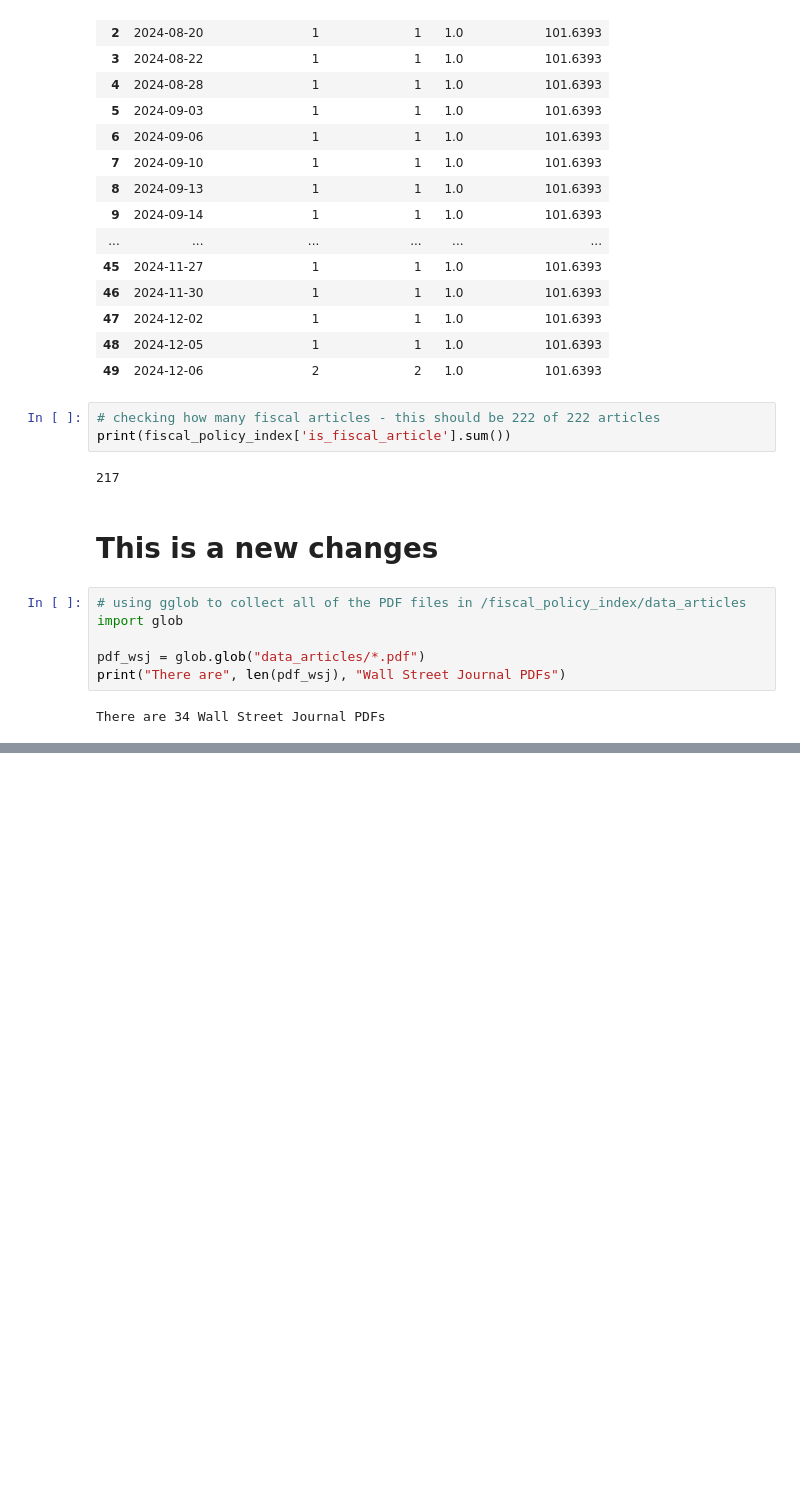
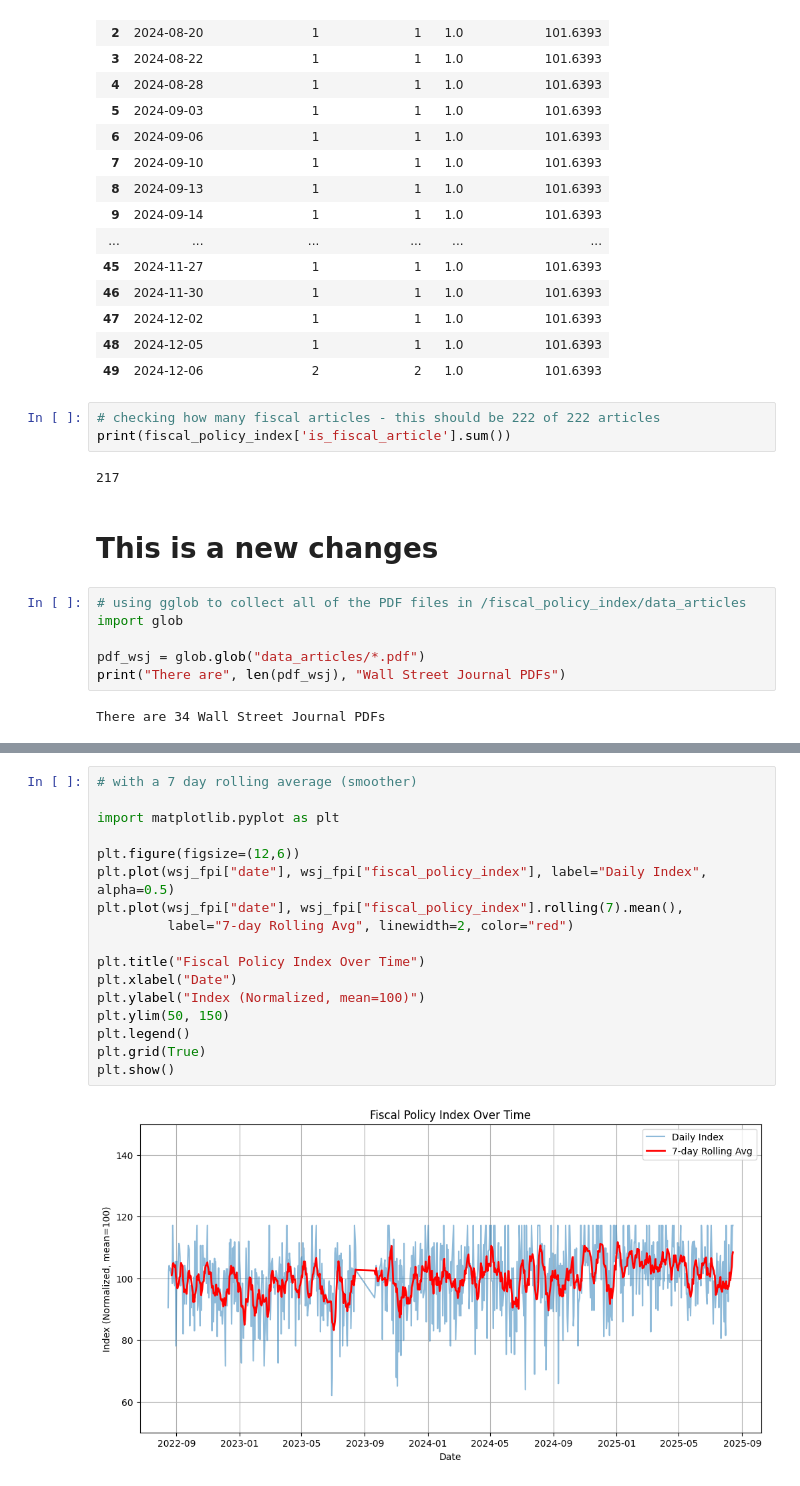
Before and after one commit to UWA-DS-11/capstone-project-11, a Jupyter notebook: fiscal_policy_index/pdf_extraction.ipynb, the cells around one changed output, grey strips where cells are left out. Drawn from its saved outputs; the diff is of its cells as text; blank space fills up the shorter version.

```diff
--- a/fiscal_policy_index/pdf_extraction.ipynb
+++ b/fiscal_policy_index/pdf_extraction.ipynb
@@ -564,0 +688,19 @@ IndexError: string index out of range
+# %%
+# with a 7 day rolling average (smoother)
+
+import matplotlib.pyplot as plt
+
+plt.figure(figsize=(12,6))
+plt.plot(wsj_fpi["date"], wsj_fpi["fiscal_policy_index"], label="Daily Index", alpha=0.5)
+plt.plot(wsj_fpi["date"], wsj_fpi["fiscal_policy_index"].rolling(7).mean(),
+         label="7-day Rolling Avg", linewidth=2, color="red")
+
+plt.title("Fiscal Policy Index Over Time")
+plt.xlabel("Date")
+plt.ylabel("Index (Normalized, mean=100)")
+plt.ylim(50, 150)
+plt.legend()
+plt.grid(True)
+plt.show()
+# %% [output]
+[figure, added]
```
Also changed, not shown: parts of 27 cells of this notebook.
